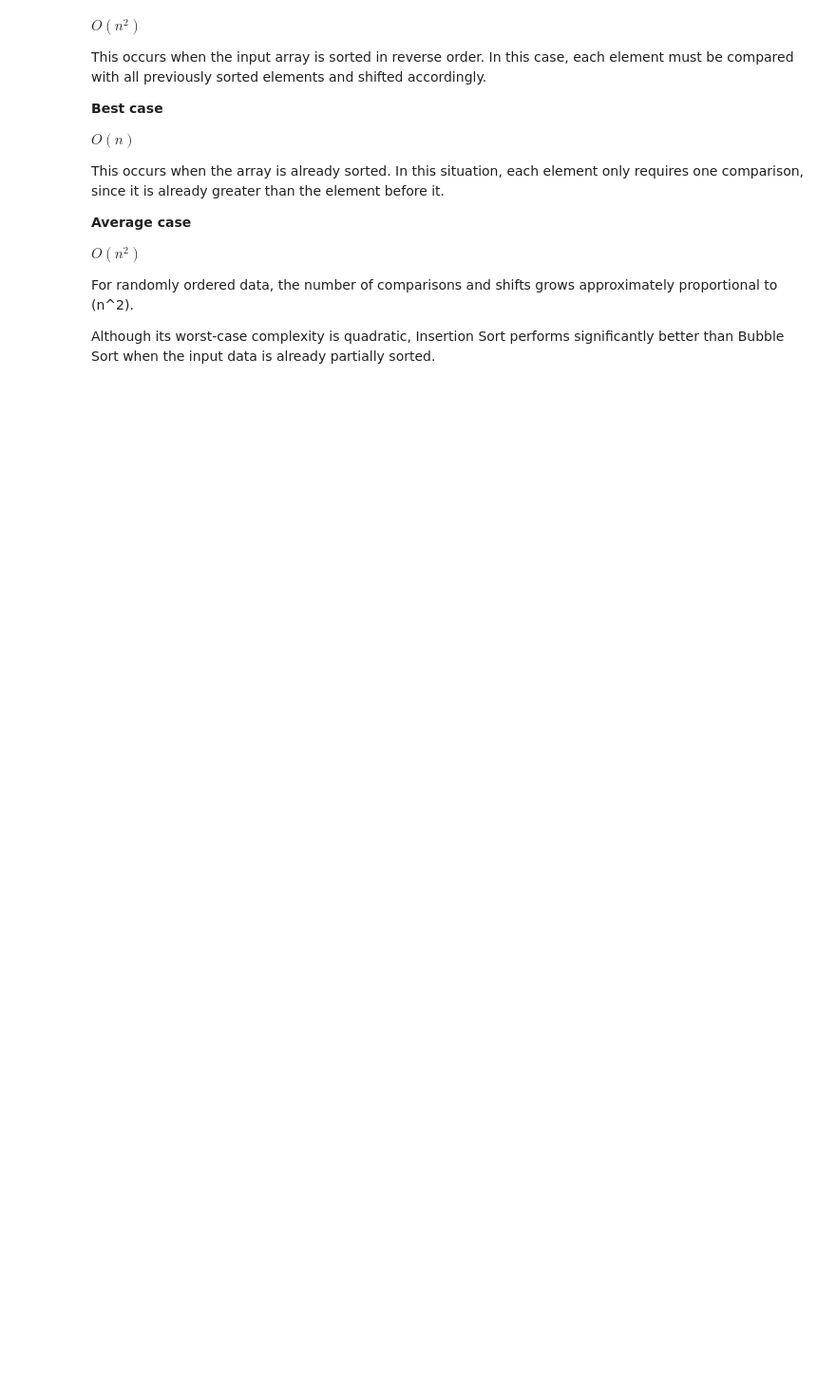
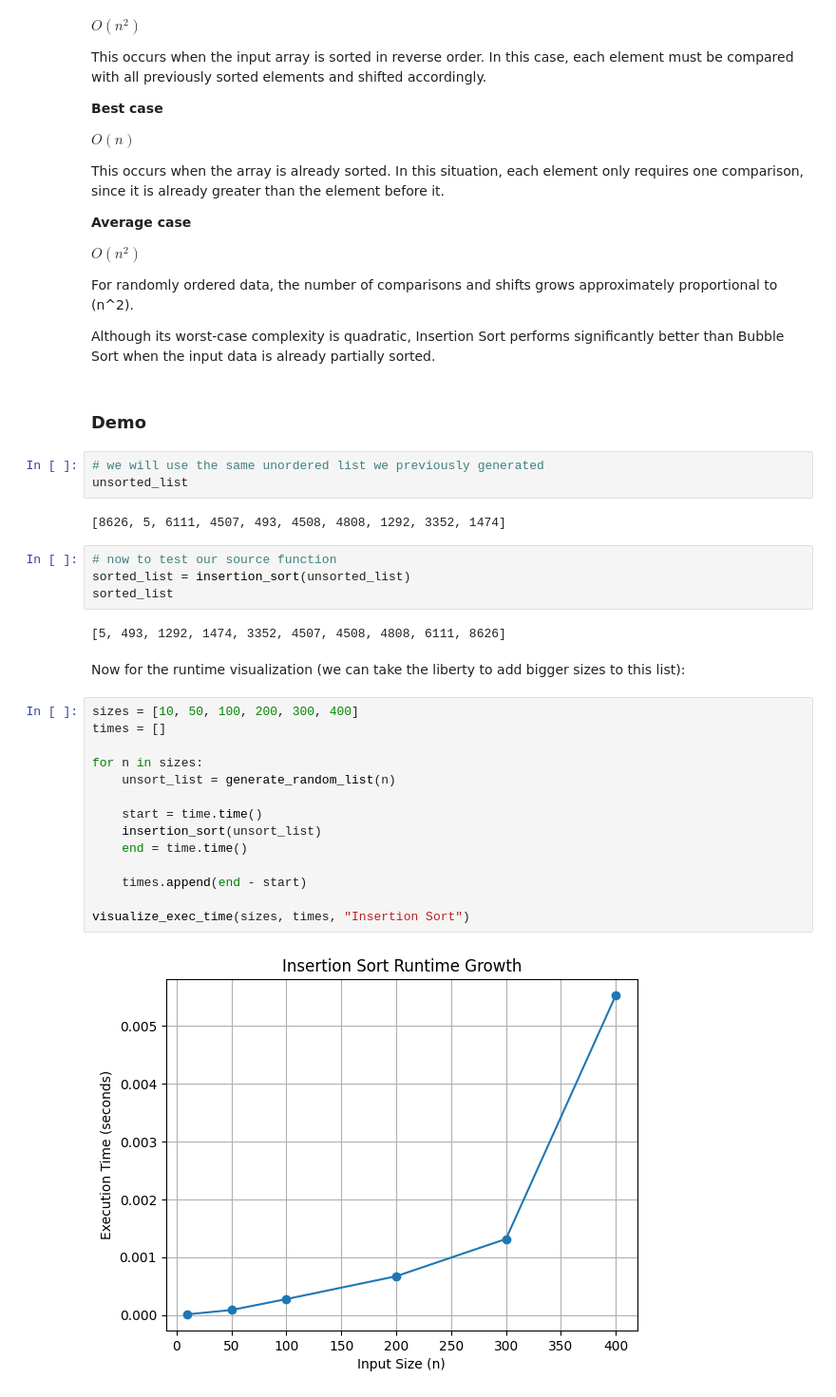
Before and after one commit to VenomRevenge/math-concepts-for-developers-exam-sorting-algorithms-analysis, a Jupyter notebook: sorting_algorithms_analysis.ipynb, the cells around one changed output. Shown at 95% size. Drawn from its saved outputs; the diff is of its cells as text; blank space fills up the shorter version.

```diff
--- a/sorting_algorithms_analysis.ipynb
+++ b/sorting_algorithms_analysis.ipynb
@@ -246,3 +254,34 @@ $
 For randomly ordered data, the number of comparisons and shifts grows approximately proportional to \(n^2\).
 
 Although its worst-case complexity is quadratic, Insertion Sort performs significantly better than Bubble Sort when the input data is already partially sorted.
+# %% [markdown]
+### Demo
+# %%
+# we will use the same unordered list we previously generated
+unsorted_list
+# %% [output]
+[8626, 5, 6111, 4507, 493, 4508, 4808, 1292, 3352, 1474]
+# %%
+# now to test our source function
+sorted_list = insertion_sort(unsorted_list)
+sorted_list
+# %% [output]
+[5, 493, 1292, 1474, 3352, 4507, 4508, 4808, 6111, 8626]
+# %% [markdown]
+Now for the runtime visualization (we can take the liberty to add bigger sizes to this list):
+# %%
+sizes = [10, 50, 100, 200, 300, 400]
+times = []
+
+for n in sizes:
+    unsort_list = generate_random_list(n)
+
+    start = time.time()
+    insertion_sort(unsort_list)
+    end = time.time()
+
+    times.append(end - start)
+
+visualize_exec_time(sizes, times, "Insertion Sort")
+# %% [output]
+[figure, added]
```
Also changed, not shown: parts of 8 cells of this notebook.
